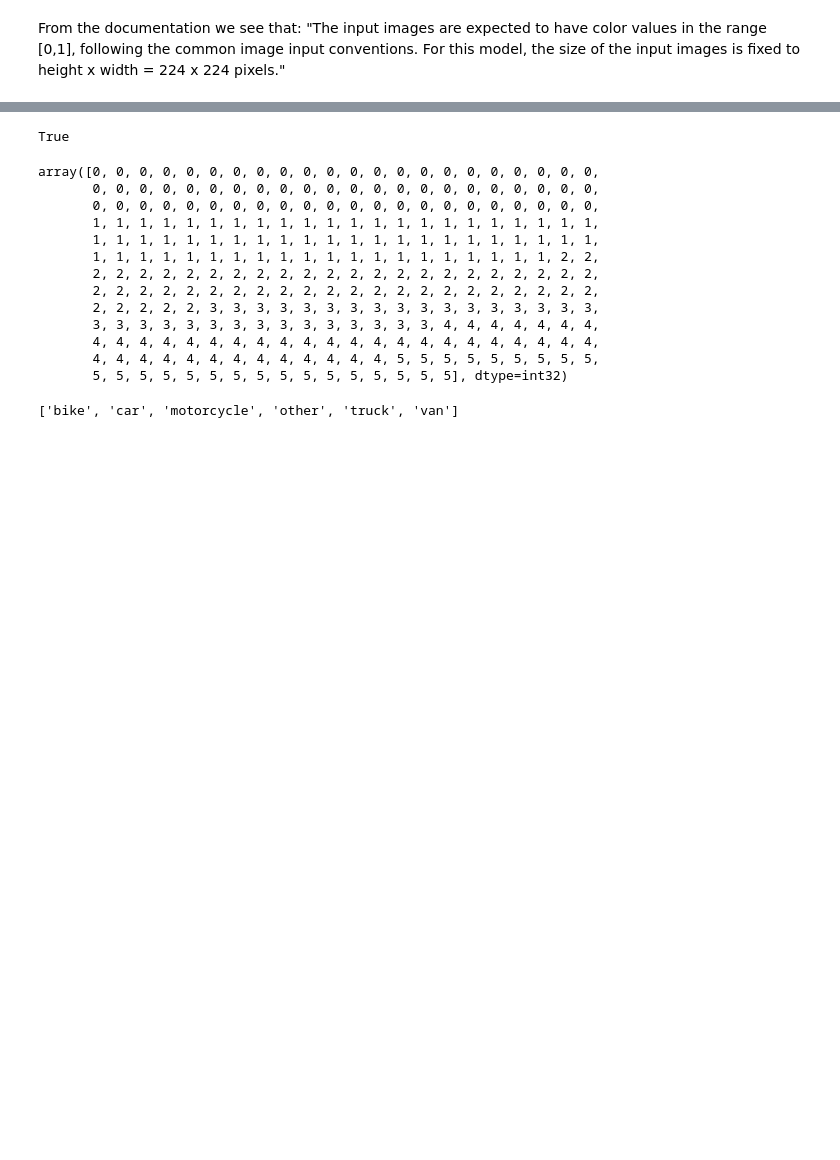
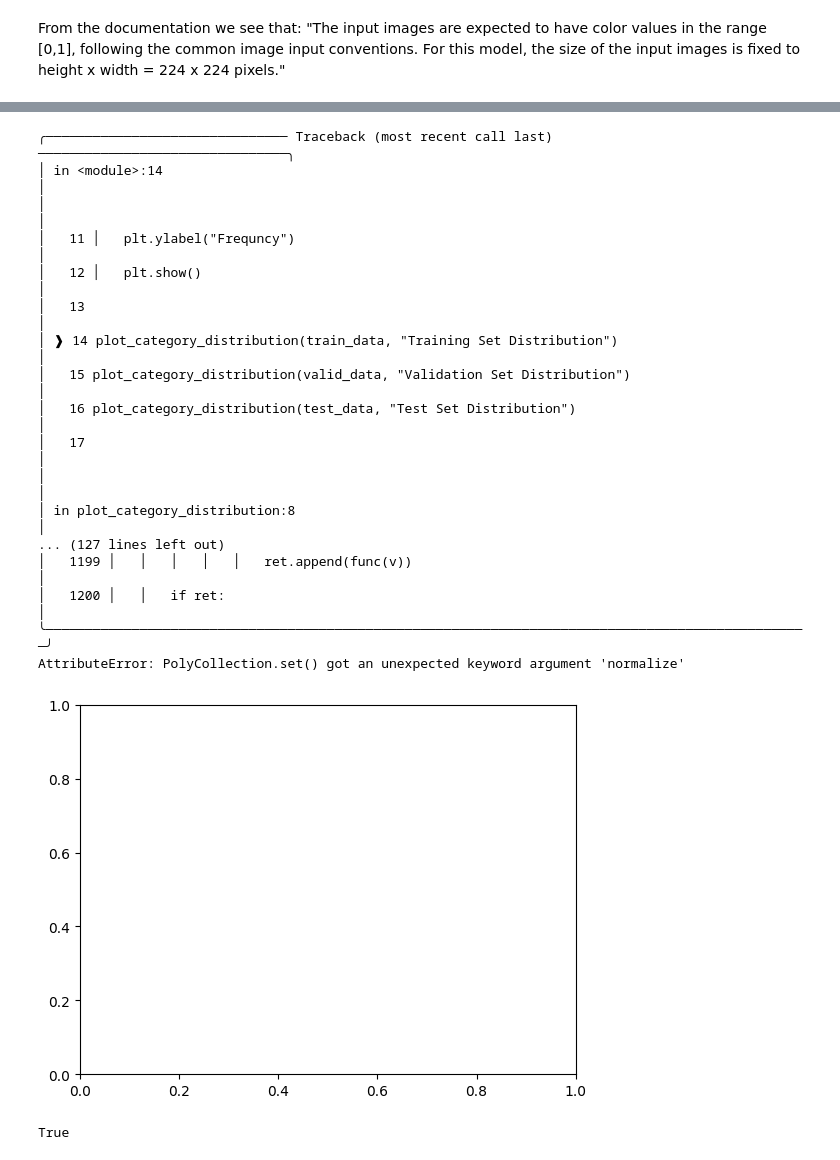
Before and after one commit to miguelfaf10/epfl_extension_school, a Jupyter notebook: 4_machine-learning-II_project/01-Data-exploration-and-feature-extraction.ipynb, the cells around one changed output, grey strips where cells are left out. Saved outputs shown, nothing was run; the diff lists cells and outputs as text; code cells hidden in the pictures; blank space fills up the shorter version.

```diff
--- a/4_machine-learning-II_project/01-Data-exploration-and-feature-extraction.ipynb
+++ b/4_machine-learning-II_project/01-Data-exploration-and-feature-extraction.ipynb
@@ -67,25 +87,40 @@ array([0., 0., 1., 0., 0., 0.], dtype=float32)
+# %%
+import pandas as pd
+import seaborn as sns
+
+def plot_category_distribution(data, title):
+    category_counts = data.classes
+    category_names = list(data.class_indices.keys())
+
+    sns.histplot(category_counts,binwidth=1, normalize=True)
+    plt.title(title)
+    plt.xlabel("Category")
+    plt.ylabel("Frequncy")
+    plt.show()
+
+plot_category_distribution(train_data, "Training Set Distribution")
+plot_category_distribution(valid_data, "Validation Set Distribution")
+plot_category_distribution(test_data, "Test Set Distribution")
+# %% [output]
+╭─────────────────────────────── Traceback (most recent call last) ────────────────────────────────╮
+│ in <module>:14                                                                                   │
+│                                                                                                  │
+│   11 │   plt.ylabel("Frequncy")                                                                  │
+│   12 │   plt.show()                                                                              │
+│   13                                                                                             │
+│ ❱ 14 plot_category_distribution(train_data, "Training Set Distribution")                         │
+│   15 plot_category_distribution(valid_data, "Validation Set Distribution")                       │
+│   16 plot_category_distribution(test_data, "Test Set Distribution")                              │
+│   17                                                                                             │
+│                                                                                                  │
+│ in plot_category_distribution:8                                                                  │
+... (127 lines left out)
+│   1199 │   │   │   │   │   ret.append(func(v))                                                   │
+│   1200 │   │   if ret:                                                                           │
+╰──────────────────────────────────────────────────────────────────────────────────────────────────╯
+AttributeError: PolyCollection.set() got an unexpected keyword argument 'normalize'
+[figure, added]
 # %%
 validset.class_indices == trainset.class_indices == testset.class_indices
 # %% [output]
 True
-# %%
-trainset.labels
-# %% [output]
-array([0, 0, 0, 0, 0, 0, 0, 0, 0, 0, 0, 0, 0, 0, 0, 0, 0, 0, 0, 0, 0, 0,
-       0, 0, 0, 0, 0, 0, 0, 0, 0, 0, 0, 0, 0, 0, 0, 0, 0, 0, 0, 0, 0, 0,
-       0, 0, 0, 0, 0, 0, 0, 0, 0, 0, 0, 0, 0, 0, 0, 0, 0, 0, 0, 0, 0, 0,
-       1, 1, 1, 1, 1, 1, 1, 1, 1, 1, 1, 1, 1, 1, 1, 1, 1, 1, 1, 1, 1, 1,
-       1, 1, 1, 1, 1, 1, 1, 1, 1, 1, 1, 1, 1, 1, 1, 1, 1, 1, 1, 1, 1, 1,
-       1, 1, 1, 1, 1, 1, 1, 1, 1, 1, 1, 1, 1, 1, 1, 1, 1, 1, 1, 1, 2, 2,
-       2, 2, 2, 2, 2, 2, 2, 2, 2, 2, 2, 2, 2, 2, 2, 2, 2, 2, 2, 2, 2, 2,
-       2, 2, 2, 2, 2, 2, 2, 2, 2, 2, 2, 2, 2, 2, 2, 2, 2, 2, 2, 2, 2, 2,
-       2, 2, 2, 2, 2, 3, 3, 3, 3, 3, 3, 3, 3, 3, 3, 3, 3, 3, 3, 3, 3, 3,
-       3, 3, 3, 3, 3, 3, 3, 3, 3, 3, 3, 3, 3, 3, 3, 4, 4, 4, 4, 4, 4, 4,
-       4, 4, 4, 4, 4, 4, 4, 4, 4, 4, 4, 4, 4, 4, 4, 4, 4, 4, 4, 4, 4, 4,
-       4, 4, 4, 4, 4, 4, 4, 4, 4, 4, 4, 4, 4, 5, 5, 5, 5, 5, 5, 5, 5, 5,
-       5, 5, 5, 5, 5, 5, 5, 5, 5, 5, 5, 5, 5, 5, 5, 5], dtype=int32)
-# %%
-categories = list(validset.class_indices.keys())
-categories
-# %% [output]
-['bike', 'car', 'motorcycle', 'other', 'truck', 'van']
```
Also changed, not shown: parts of 9 cells of this notebook, 6 other files.
